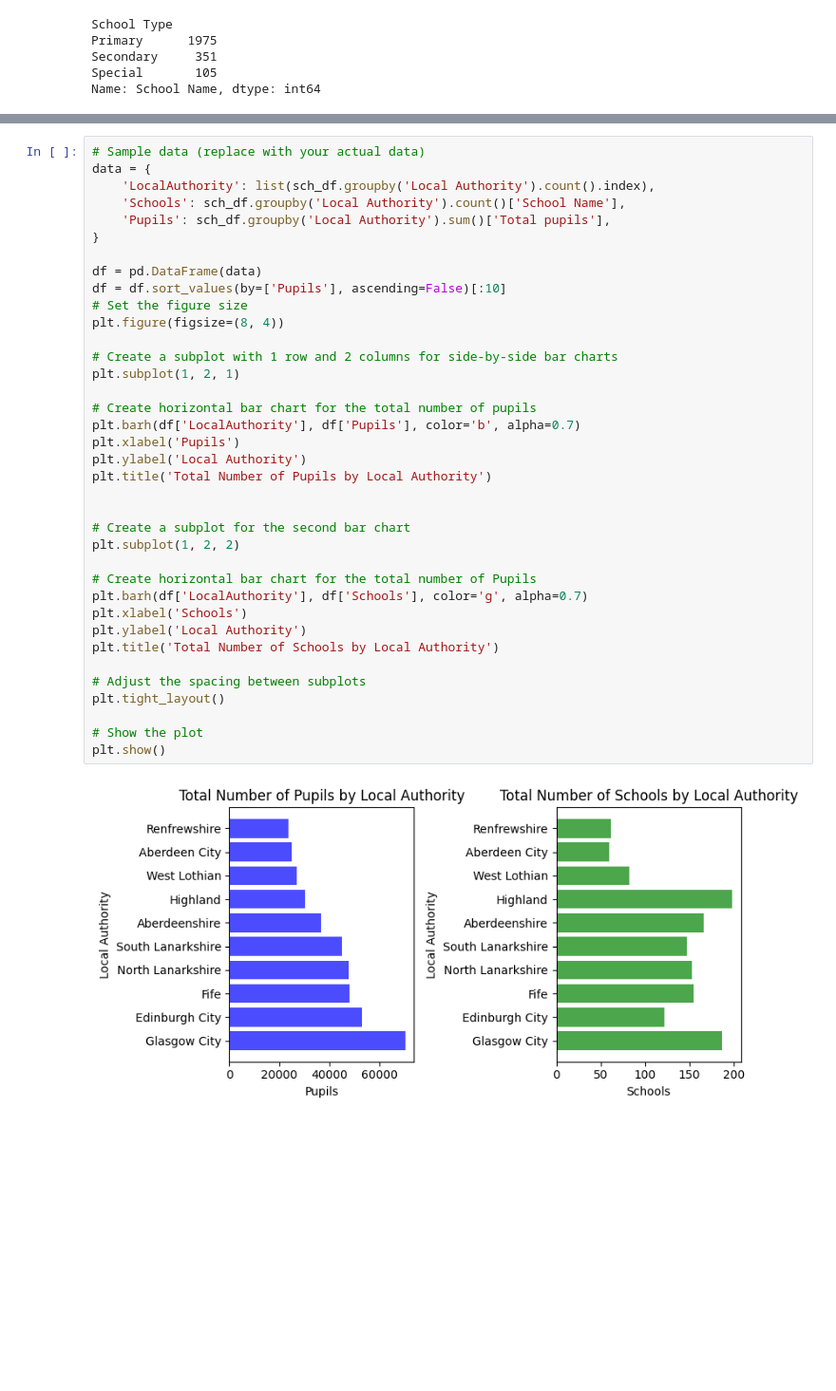
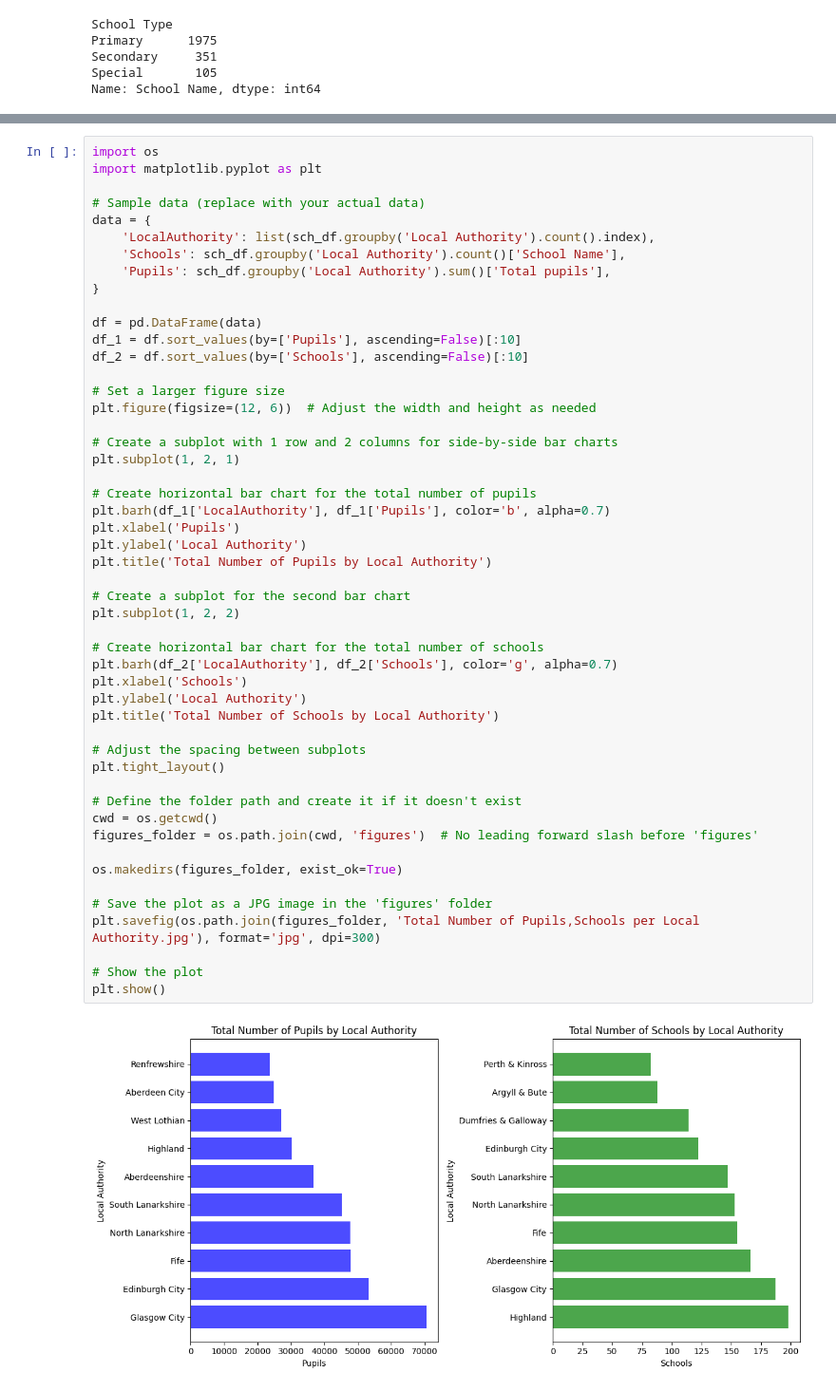
Before and after one commit to mrzeynalli/scotland_schools, a Jupyter notebook: analysis.ipynb, the cells around one changed output, grey strips where cells are left out. Shown: that part at 95% size. Drawn from its saved outputs; the diff is of its cells as text; blank space fills up the shorter version.

```diff
--- a/analysis.ipynb
+++ b/analysis.ipynb
@@ -205,39 +191,52 @@ plt.show()
 # %%
+import os
+import matplotlib.pyplot as plt
+
 # Sample data (replace with your actual data)
 data = {
     'LocalAuthority': list(sch_df.groupby('Local Authority').count().index),
     'Schools': sch_df.groupby('Local Authority').count()['School Name'],
     'Pupils': sch_df.groupby('Local Authority').sum()['Total pupils'],
 }
 
 df = pd.DataFrame(data)
-df = df.sort_values(by=['Pupils'], ascending=False)[:10]
-# Set the figure size
-plt.figure(figsize=(8, 4))
+df_1 = df.sort_values(by=['Pupils'], ascending=False)[:10]
+df_2 = df.sort_values(by=['Schools'], ascending=False)[:10]
+
+# Set a larger figure size
+plt.figure(figsize=(12, 6))  # Adjust the width and height as needed
 
 # Create a subplot with 1 row and 2 columns for side-by-side bar charts
 plt.subplot(1, 2, 1)
 
 # Create horizontal bar chart for the total number of pupils
-plt.barh(df['LocalAuthority'], df['Pupils'], color='b', alpha=0.7)
+plt.barh(df_1['LocalAuthority'], df_1['Pupils'], color='b', alpha=0.7)
 plt.xlabel('Pupils')
 plt.ylabel('Local Authority')
 plt.title('Total Number of Pupils by Local Authority')
 
-
 # Create a subplot for the second bar chart
 plt.subplot(1, 2, 2)
 
-# Create horizontal bar chart for the total number of Pupils
-plt.barh(df['LocalAuthority'], df['Schools'], color='g', alpha=0.7)
+# Create horizontal bar chart for the total number of schools
+plt.barh(df_2['LocalAuthority'], df_2['Schools'], color='g', alpha=0.7)
 plt.xlabel('Schools')
 plt.ylabel('Local Authority')
 plt.title('Total Number of Schools by Local Authority')
 
 # Adjust the spacing between subplots
 plt.tight_layout()
 
+# Define the folder path and create it if it doesn't exist
+cwd = os.getcwd()
+figures_folder = os.path.join(cwd, 'figures')  # No leading forward slash before 'figures'
+
+os.makedirs(figures_folder, exist_ok=True)
+
+# Save the plot as a JPG image in the 'figures' folder
+plt.savefig(os.path.join(figures_folder, 'Total Number of Pupils,Schools per Local Authority.jpg'), format='jpg', dpi=300)
+
 # Show the plot
 plt.show()
 # %% [output]
-[figure, old version]
+[figure, new version]
```
Also changed, not shown: parts of 14 cells of this notebook, 4 other files.
